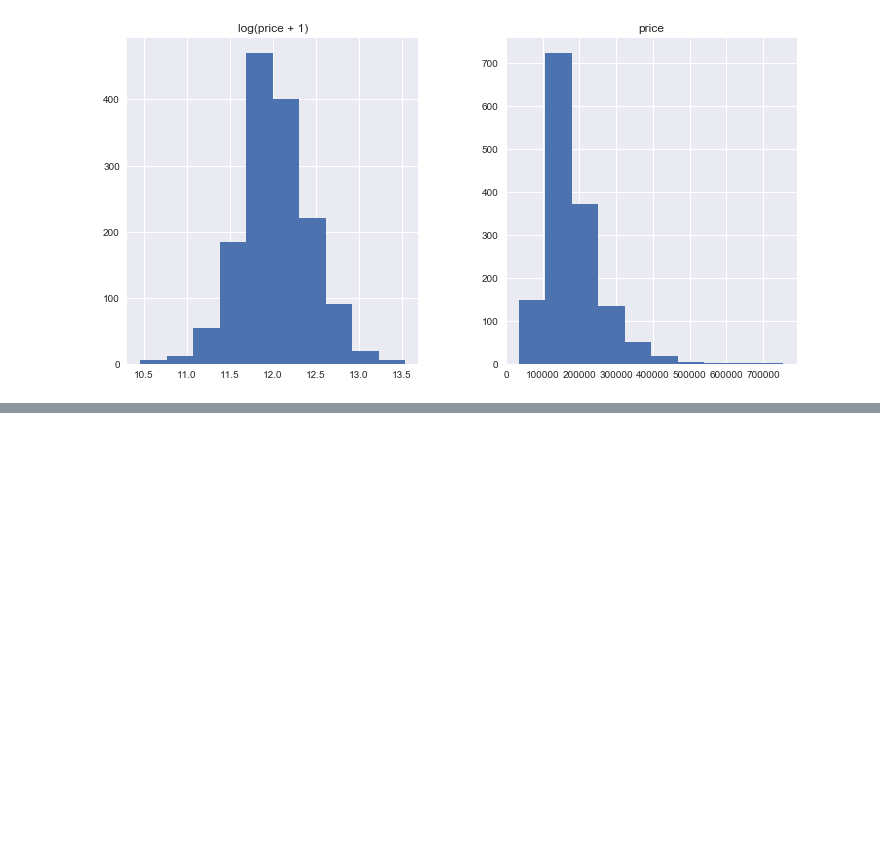
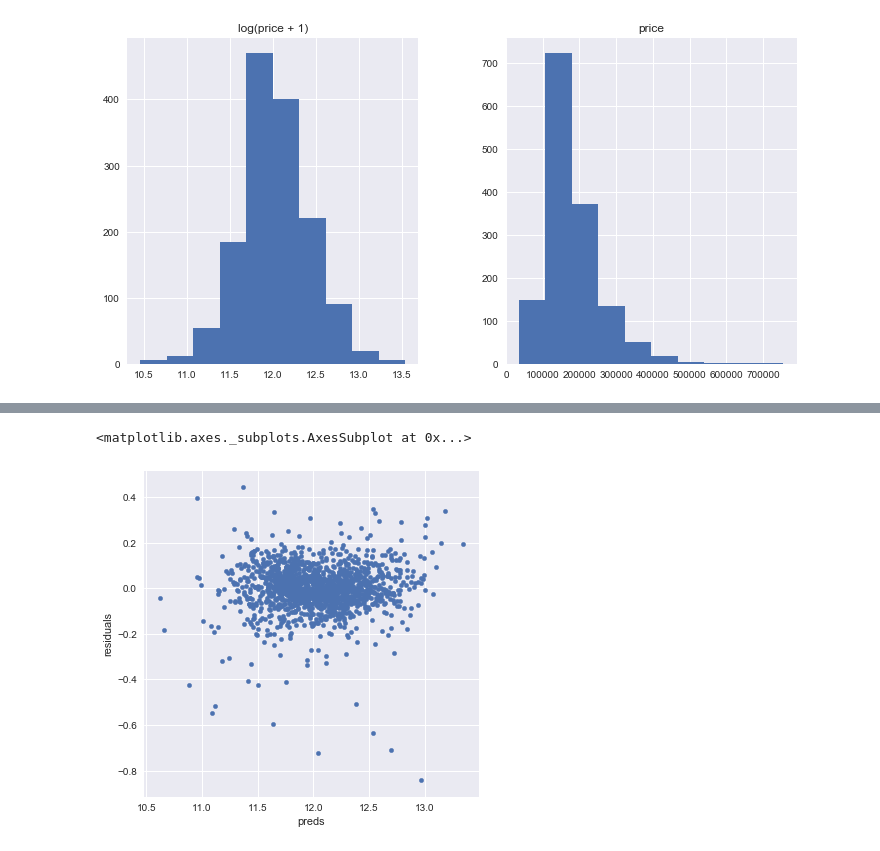
Before and after one commit to carolineeeyao/DSLAB, a Jupyter notebook: Lab3/Lab3.ipynb, the cells around one changed output, grey strips where cells are left out. Saved outputs shown, nothing was run; the diff lists cells and outputs as text; code cells hidden in the pictures; blank space fills up the shorter version.

```diff
--- a/Lab3/Lab3.ipynb
+++ b/Lab3/Lab3.ipynb
@@ -273,0 +282,10 @@ cv_elastic
+# %%
+#let's look at the residuals as well:
+matplotlib.rcParams['figure.figsize'] = (6.0, 6.0)
+
+preds = pd.DataFrame({"preds":model_elastic.predict(X_train), "true":y})
+preds["residuals"] = preds["true"] - preds["preds"]
+preds.plot(x = "preds", y = "residuals",kind = "scatter")
+# %% [output]
+<matplotlib.axes._subplots.AxesSubplot at 0x...>
+[figure, added]
```
Also changed, not shown: parts of 44 cells of this notebook, 2 other files.
